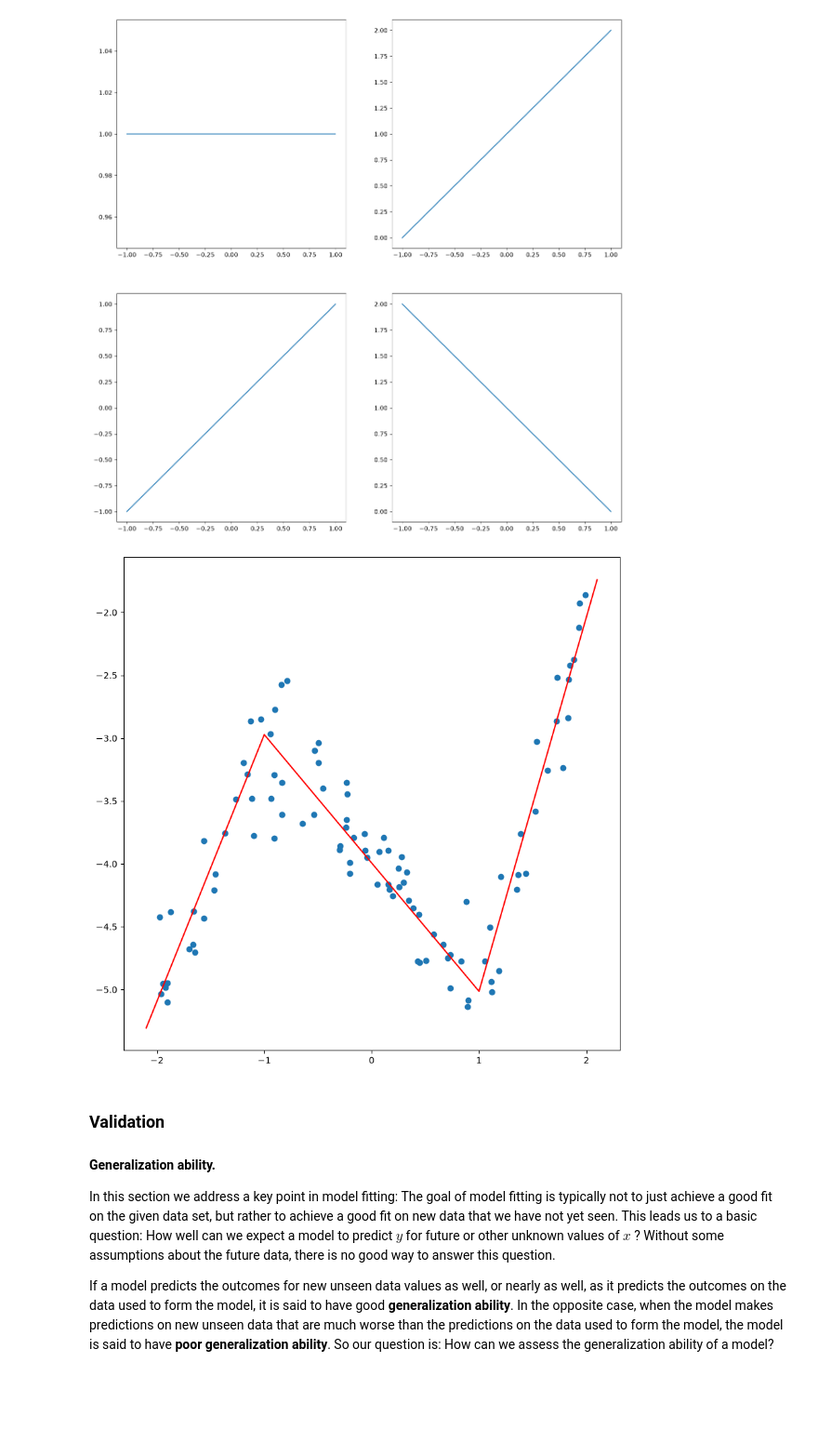
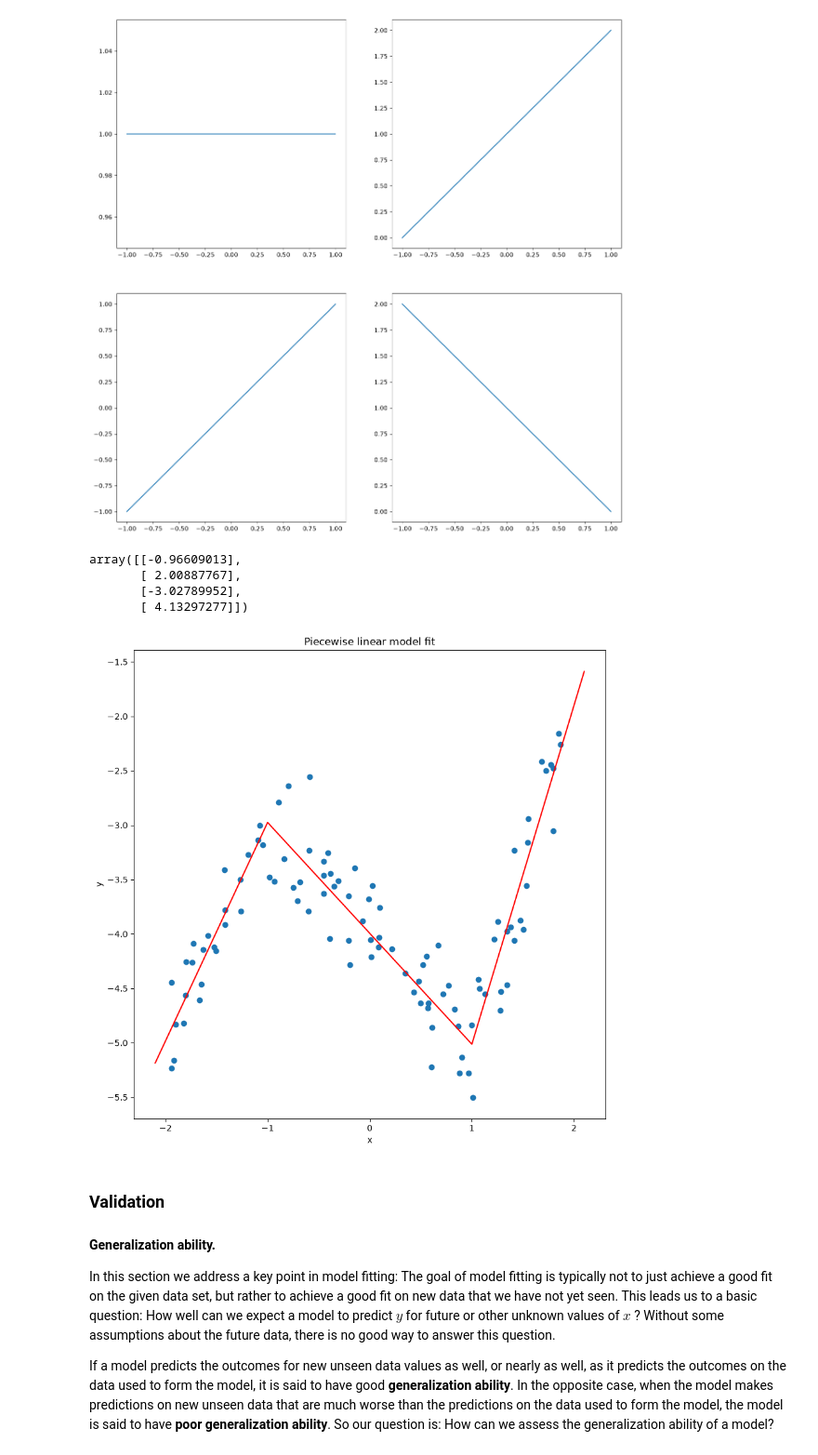
Before and after one commit to deumath/jupyterlite, a Jupyter notebook: content/MathML/lecture_slides_ch_06.ipynb, the cells around one changed output. Shown at 93% size. Cells and saved outputs as stored; diff of their text form; code cells hidden in the pictures; blank space fills up the shorter version.

```diff
--- a/content/MathML/lecture_slides_ch_06.ipynb
+++ b/content/MathML/lecture_slides_ch_06.ipynb
@@ -779,21 +825,32 @@ y = 1 + 2 * (x - 1) - 3 * x_plus_1 + 4 * x_minus_1 + noise
 
 
 A = np.hstack((np.ones((size, 1)), x, x_plus_1, x_minus_1))
-theta = np.linalg.lstsq(A, y, rcond=None)[0]
-
-t = np.array([-2.1, -1, 1, 2.1])
-t_plus_1 = max_fun(t + 1)
-t_minus_1 = max_fun(t - 1)
-
-yhat = theta[0] + theta[1] * t + theta[2] * t_plus_1 + theta[3] * t_minus_1
-
-fig = plt.figure(figsize=(10, 10))
-plt.scatter(x, y)
-plt.plot(t, yhat, "r-")
-plt.show()
-plt.close(fig)
+theta = np.linalg.lstsq(A, y)[0]
+theta
 # %% [output]
-[figure, removed]
+array([[-0.96609013],
+       [ 2.00887767],
+       [-3.02789952],
+       [ 4.13297277]])
+# %%
+t = np.array([-2.1, -1, 1, 2.1])
+t_plus_1 = max_fun(t + 1)
+t_minus_1 = max_fun(t - 1)
+
+basis = [np.ones_like(t), t, t_plus_1, t_minus_1]
+
+yhat = sum(ti * bi for ti, bi in zip(theta.flatten(), basis))
+# %%
+fig = plt.figure(figsize=(10, 10))
+plt.scatter(x, y)
+plt.plot(t, yhat, "r-")
+plt.xlabel("x")
+plt.ylabel("y")
+plt.title("Piecewise linear model fit")
+plt.show()
+plt.close(fig)
+# %% [output]
+[figure, added]
 # %% [markdown]
 ### Validation
 
```
Also changed, not shown: parts of 27 cells of this notebook.
